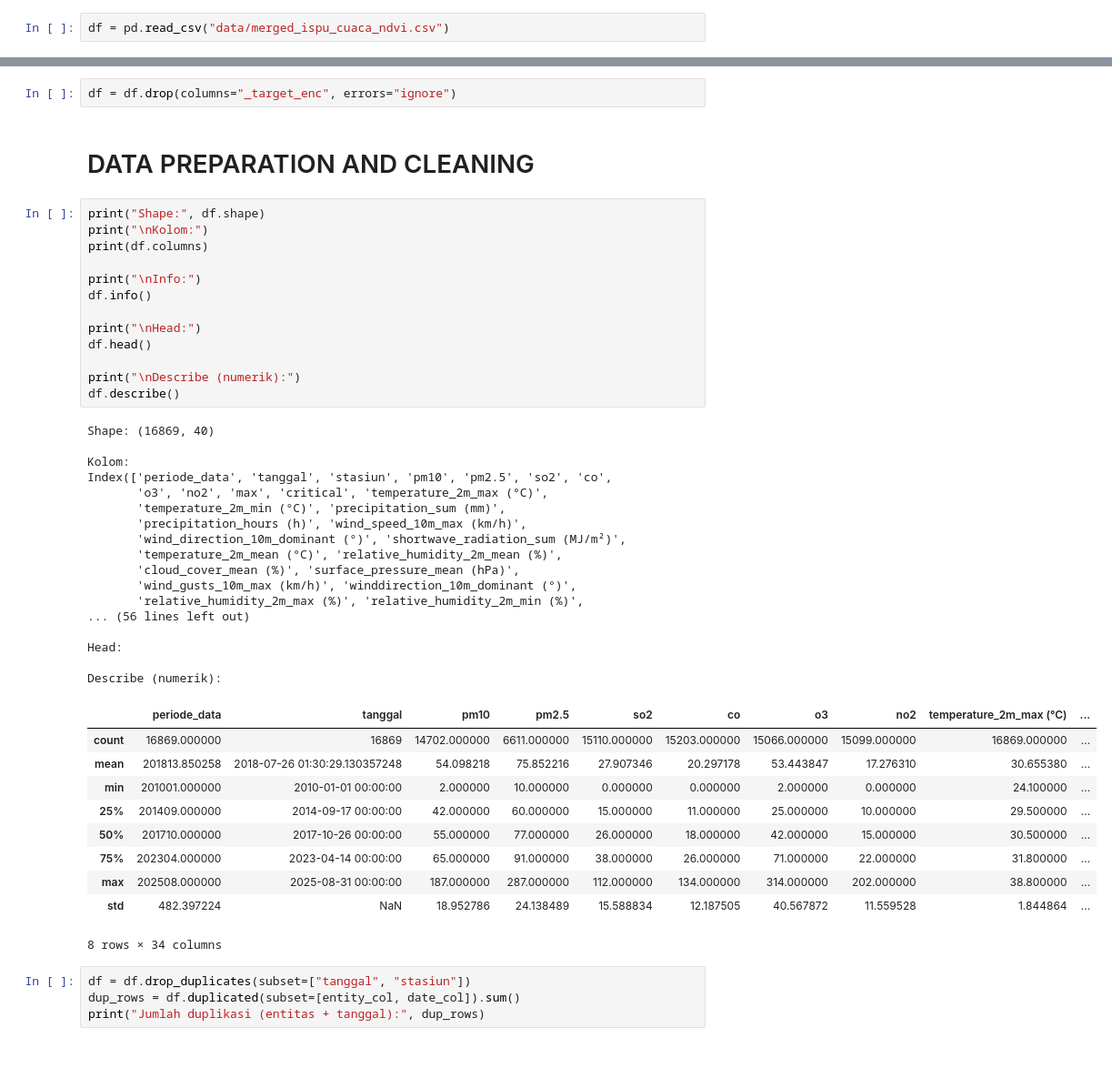
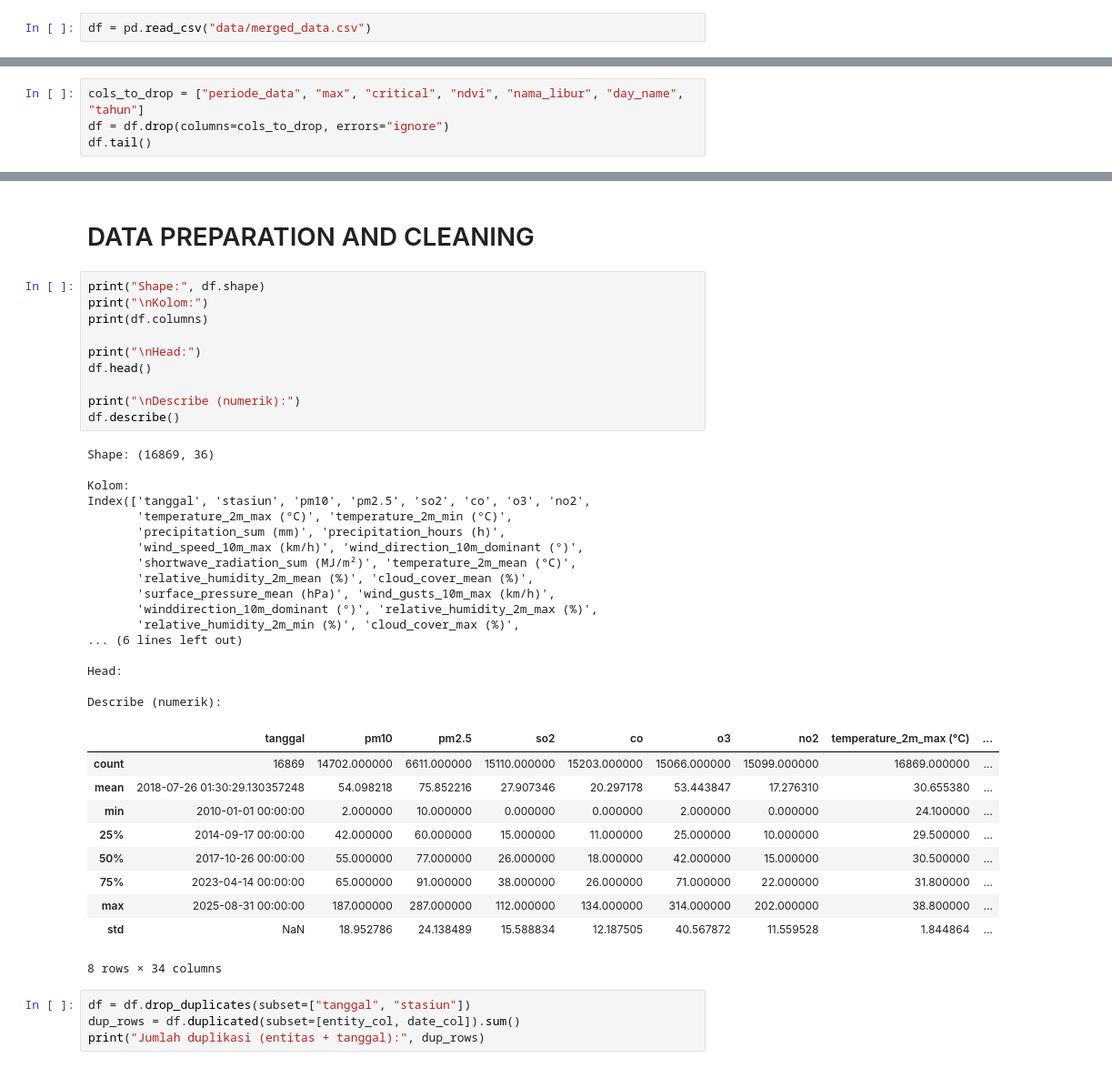
Before and after one commit to rovanwardana/hatikuKosongTakutDitanemSawit, a Jupyter notebook: notebook.ipynb, the cells around one changed output, grey strips where cells are left out. Shown at 91% size. Drawn from its saved outputs; the diff is of its cells as text.

```diff
--- a/notebook.ipynb
+++ b/notebook.ipynb
@@ -263,7 +343,7 @@ import matplotlib.pyplot as plt
 import seaborn as sns
 import numpy as np
 # %%
-df = pd.read_csv("data/merged_ispu_cuaca_ndvi.csv")
+df = pd.read_csv("data/merged_data.csv")
 # %%
 date_col = "tanggal"
 entity_col = "stasiun"
@@ -392,0 +473,4 @@ memory usage: 5.1+ MB
+# %%
+cols_to_drop = ["periode_data", "max", "critical", "ndvi", "nama_libur", "day_name", "tahun"]
+df = df.drop(columns=cols_to_drop, errors="ignore")
+df.tail()
@@ -546,47 +651,42 @@ plt.show()
-# %%
-df = df.drop(columns="_target_enc", errors="ignore")
 # %% [markdown]
 # DATA PREPARATION AND CLEANING
 # %%
 print("Shape:", df.shape)
 print("\nKolom:")
 print(df.columns)
-
-print("\nInfo:")
-df.info()
 
 print("\nHead:")
 df.head()
 
 print("\nDescribe (numerik):")
 df.describe()
 # %% [output]
-Shape: (16869, 40)
+Shape: (16869, 36)
 
 Kolom:
-Index(['periode_data', 'tanggal', 'stasiun', 'pm10', 'pm2.5', 'so2', 'co',
-       'o3', 'no2', 'max', 'critical', 'temperature_2m_max (°C)',
-       'temperature_2m_min (°C)', 'precipitation_sum (mm)',
-       'precipitation_hours (h)', 'wind_speed_10m_max (km/h)',
-       'wind_direction_10m_dominant (°)', 'shortwave_radiation_sum (MJ/m²)',
-       'temperature_2m_mean (°C)', 'relative_humidity_2m_mean (%)',
-       'cloud_cover_mean (%)', 'surface_pressure_mean (hPa)',
-       'wind_gusts_10m_max (km/h)', 'winddirection_10m_dominant (°)',
-       'relative_humidity_2m_max (%)', 'relative_humidity_2m_min (%)',
-... (56 lines left out)
+Index(['tanggal', 'stasiun', 'pm10', 'pm2.5', 'so2', 'co', 'o3', 'no2',
+       'temperature_2m_max (°C)', 'temperature_2m_min (°C)',
+       'precipitation_sum (mm)', 'precipitation_hours (h)',
+       'wind_speed_10m_max (km/h)', 'wind_direction_10m_dominant (°)',
+       'shortwave_radiation_sum (MJ/m²)', 'temperature_2m_mean (°C)',
+       'relative_humidity_2m_mean (%)', 'cloud_cover_mean (%)',
+       'surface_pressure_mean (hPa)', 'wind_gusts_10m_max (km/h)',
+       'winddirection_10m_dominant (°)', 'relative_humidity_2m_max (%)',
+       'relative_humidity_2m_min (%)', 'cloud_cover_max (%)',
+... (6 lines left out)
 
 Head:
 
 Describe (numerik):
-|  | periode_data | tanggal | pm10 | pm2.5 | so2 | co | o3 | no2 | temperature_2m_max (°C) | ... |
-| count | 16869.000000 | 16869 | 14702.000000 | 6611.000000 | 15110.000000 | 15203.000000 | 15066.000000 | 15099.000000 | 16869.000000 | ... |
-| mean | 201813.850258 | 2018-07-26 01:30:29.130357248 | 54.098218 | 75.852216 | 27.907346 | 20.297178 | 53.443847 | 17.276310 | 30.655380 | ... |
-| min | 201001.000000 | 2010-01-01 00:00:00 | 2.000000 | 10.000000 | 0.000000 | 0.000000 | 2.000000 | 0.000000 | 24.100000 | ... |
-| 25% | 201409.000000 | 2014-09-17 00:00:00 | 42.000000 | 60.000000 | 15.000000 | 11.000000 | 25.000000 | 10.000000 | 29.500000 | ... |
-| 50% | 201710.000000 | 2017-10-26 00:00:00 | 55.000000 | 77.000000 | 26.000000 | 18.000000 | 42.000000 | 15.000000 | 30.500000 | ... |
-| 75% | 202304.000000 | 2023-04-14 00:00:00 | 65.000000 | 91.000000 | 38.000000 | 26.000000 | 71.000000 | 22.000000 | 31.800000 | ... |
-| max | 202508.000000 | 2025-08-31 00:00:00 | 187.000000 | 287.000000 | 112.000000 | 134.000000 | 314.000000 | 202.000000 | 38.800000 | ... |
-| std | 482.397224 | NaN | 18.952786 | 24.138489 | 15.588834 | 12.187505 | 40.567872 | 11.559528 | 1.844864 | ... |
+|  | tanggal | pm10 | pm2.5 | so2 | co | o3 | no2 | temperature_2m_max (°C) | ... |
+| count | 16869 | 14702.000000 | 6611.000000 | 15110.000000 | 15203.000000 | 15066.000000 | 15099.000000 | 16869.000000 | ... |
+| mean | 2018-07-26 01:30:29.130357248 | 54.098218 | 75.852216 | 27.907346 | 20.297178 | 53.443847 | 17.276310 | 30.655380 | ... |
+| min | 2010-01-01 00:00:00 | 2.000000 | 10.000000 | 0.000000 | 0.000000 | 2.000000 | 0.000000 | 24.100000 | ... |
+| 25% | 2014-09-17 00:00:00 | 42.000000 | 60.000000 | 15.000000 | 11.000000 | 25.000000 | 10.000000 | 29.500000 | ... |
+| 50% | 2017-10-26 00:00:00 | 55.000000 | 77.000000 | 26.000000 | 18.000000 | 42.000000 | 15.000000 | 30.500000 | ... |
+| 75% | 2023-04-14 00:00:00 | 65.000000 | 91.000000 | 38.000000 | 26.000000 | 71.000000 | 22.000000 | 31.800000 | ... |
+| max | 2025-08-31 00:00:00 | 187.000000 | 287.000000 | 112.000000 | 134.000000 | 314.000000 | 202.000000 | 38.800000 | ... |
+| std | NaN | 18.952786 | 24.138489 | 15.588834 | 12.187505 | 40.567872 | 11.559528 | 1.844864 | ... |
 8 rows × 34 columns
 # %%
 df = df.drop_duplicates(subset=["tanggal", "stasiun"])
```
Also changed, not shown: parts of 25 cells of this notebook, 15 other files.
